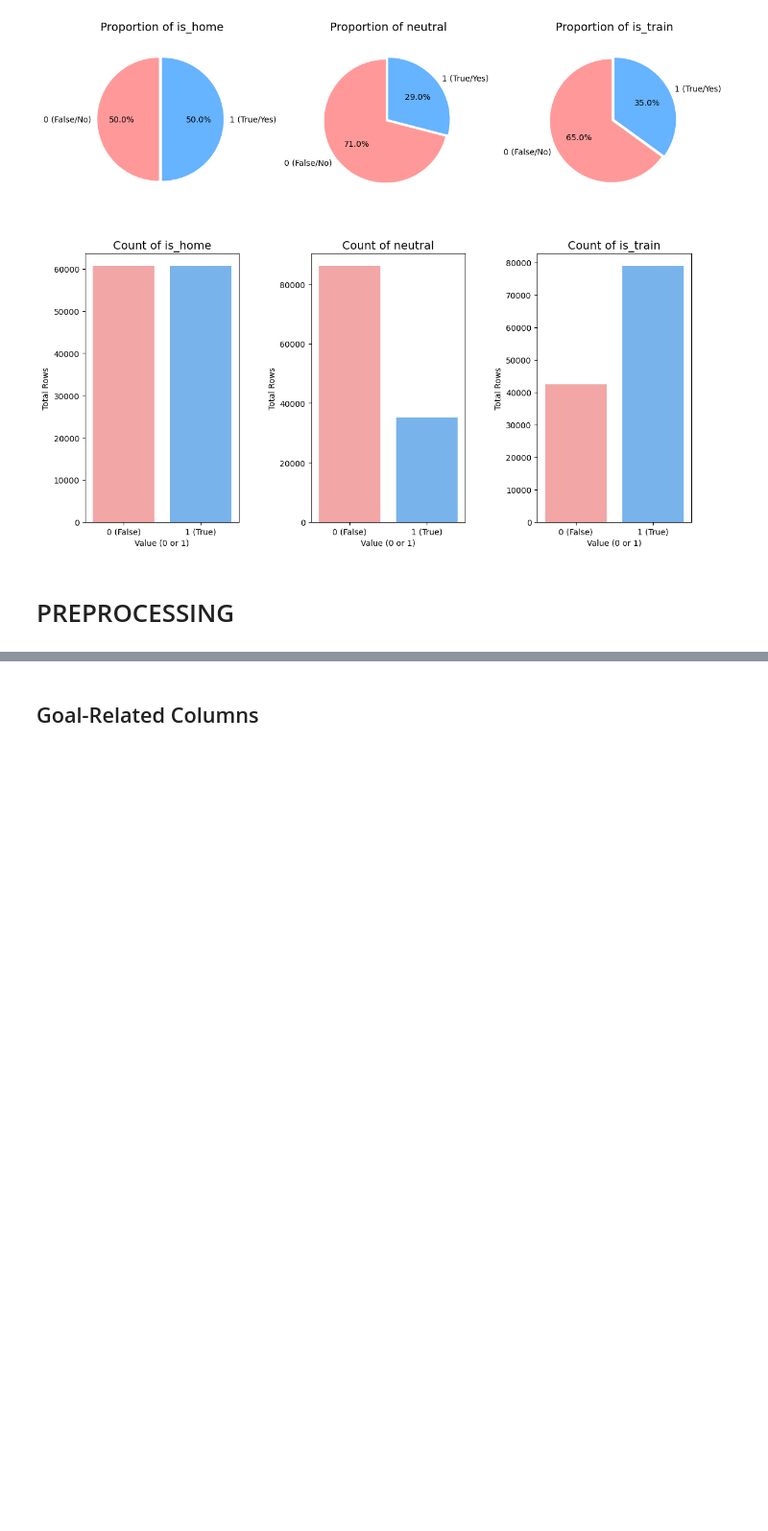
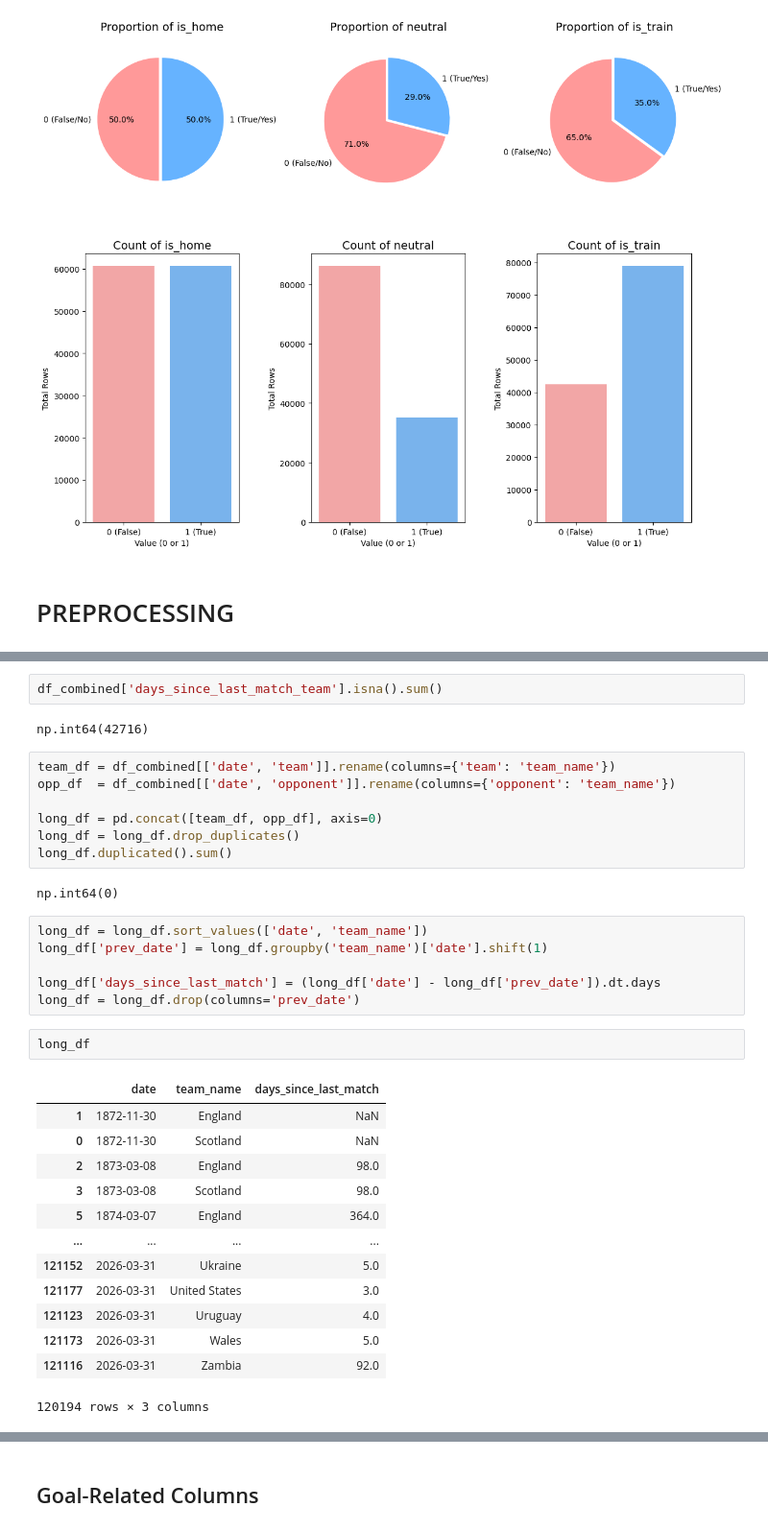
Before and after one commit to n44th44nn/Gammafest-2026, a Jupyter notebook: Notebooks/early_preprocessing.ipynb, the cells around one changed output, grey strips where cells are left out. Shown at 96% size. Drawn from its saved outputs; the diff is of its cells as text; blank space fills up the shorter version.

Commit message:
Handling Missing value in last days' match

```diff
--- a/Notebooks/early_preprocessing.ipynb
+++ b/Notebooks/early_preprocessing.ipynb
@@ -527,0 +536,35 @@ Passing `palette` without assigning `hue` is deprecated and will be removed in v
+# %%
+df_combined['days_since_last_match_team'].isna().sum()
+# %% [output]
+np.int64(42716)
+# %%
+team_df = df_combined[['date', 'team']].rename(columns={'team': 'team_name'})
+opp_df  = df_combined[['date', 'opponent']].rename(columns={'opponent': 'team_name'})
+
+long_df = pd.concat([team_df, opp_df], axis=0)
+long_df = long_df.drop_duplicates()
+long_df.duplicated().sum()
+# %% [output]
+np.int64(0)
+# %%
+long_df = long_df.sort_values(['date', 'team_name'])
+long_df['prev_date'] = long_df.groupby('team_name')['date'].shift(1)
+
+long_df['days_since_last_match'] = (long_df['date'] - long_df['prev_date']).dt.days
+long_df = long_df.drop(columns='prev_date')
+# %%
+long_df
+# %% [output]
+|  | date | team_name | days_since_last_match |
+| 1 | 1872-11-30 | England | NaN |
+| 0 | 1872-11-30 | Scotland | NaN |
+| 2 | 1873-03-08 | England | 98.0 |
+| 3 | 1873-03-08 | Scotland | 98.0 |
+| 5 | 1874-03-07 | England | 364.0 |
+| ... | ... | ... | ... |
+| 121152 | 2026-03-31 | Ukraine | 5.0 |
+| 121177 | 2026-03-31 | United States | 3.0 |
+| 121123 | 2026-03-31 | Uruguay | 4.0 |
+| 121173 | 2026-03-31 | Wales | 5.0 |
+| 121116 | 2026-03-31 | Zambia | 92.0 |
+120194 rows × 3 columns
```
Also changed, not shown: parts of 6 cells of this notebook.
